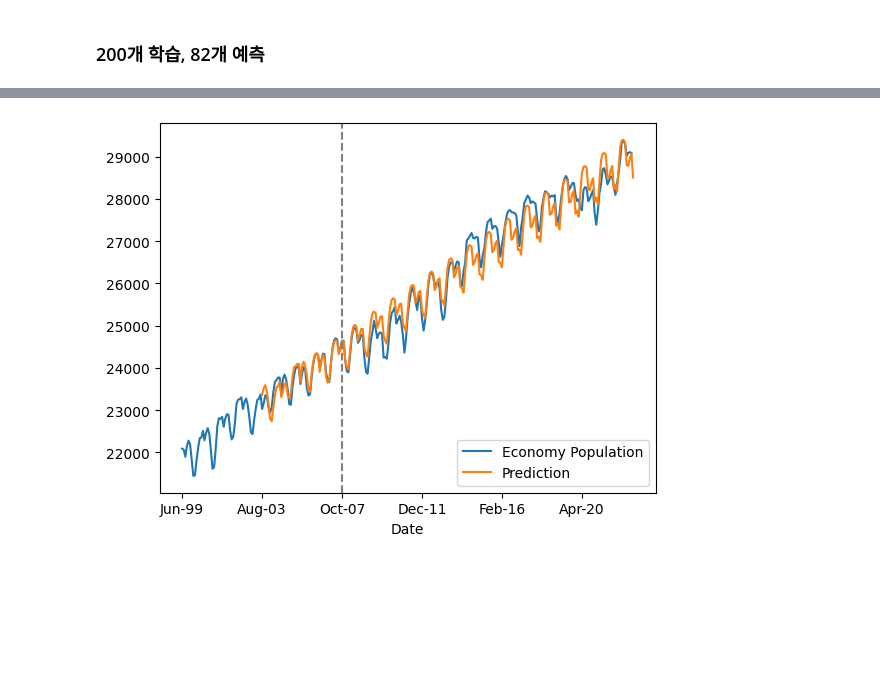
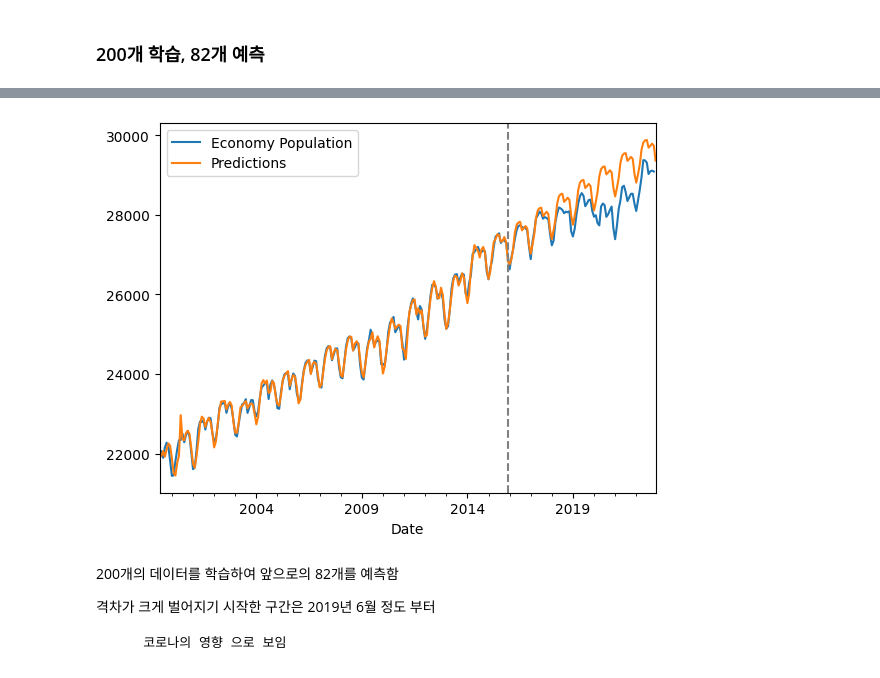
Before and after one commit to HyeonSoo-Jeon/Embedded, a Jupyter notebook: Seminar2/EcoPop/Economy Population.ipynb, the cells around one changed output, grey strips where cells are left out. Drawn from its saved outputs; the diff is of its cells as text; code cells hidden in the pictures; blank space fills up the shorter version.

```diff
--- a/Seminar2/EcoPop/Economy Population.ipynb
+++ b/Seminar2/EcoPop/Economy Population.ipynb
@@ -9,13 +9,8 @@ import pandas as pd
 import warnings
 warnings.filterwarnings("ignore")
 
-series = pd.read_csv('./ecopop.csv',
+series = pd.read_csv('./ecopop.csv', parse_dates=['Date'],
                      header=0, index_col=0)  # 282개
 
-
-series.plot()
-plot_acf(series)
-plot_pacf(series)
-
-plt.show()
+print(series)
 # %% [output]
@@ -265,11 +307,17 @@ plt.show()
 # %%
-model3 = ARIMA(series[:100], order=(0, 0, 0), seasonal_order=(1, 1, 1, 12))
-model_fit3 = model3.fit()
+model = ARIMA(series[:200], order = (1,1,0), seasonal_order=(1,0,1,12))
+model_fit = model.fit()
 
 series.plot()
-model_fit3.predict(start=50, end=282).plot(label="Prediction")
-plt.axvline(x=100, color='gray', linestyle='--')
+model_fit.predict(start = 1, end=282).plot(label="Predictions")
+plt.axvline(x='2015-12', color='gray', linestyle='--')
 plt.legend()
 plt.show()
 # %% [output]
-[figure, old version]
+[figure, new version]
+# %% [markdown]
+200개의 데이터를 학습하여 앞으로의 82개를 예측함
+
+격차가 크게 벌어지기 시작한 구간은 2019년 6월 정도 부터
+
+        코로나의 영향 으로 보임
```
Also changed, not shown: parts of 26 cells of this notebook, 3 other files.
